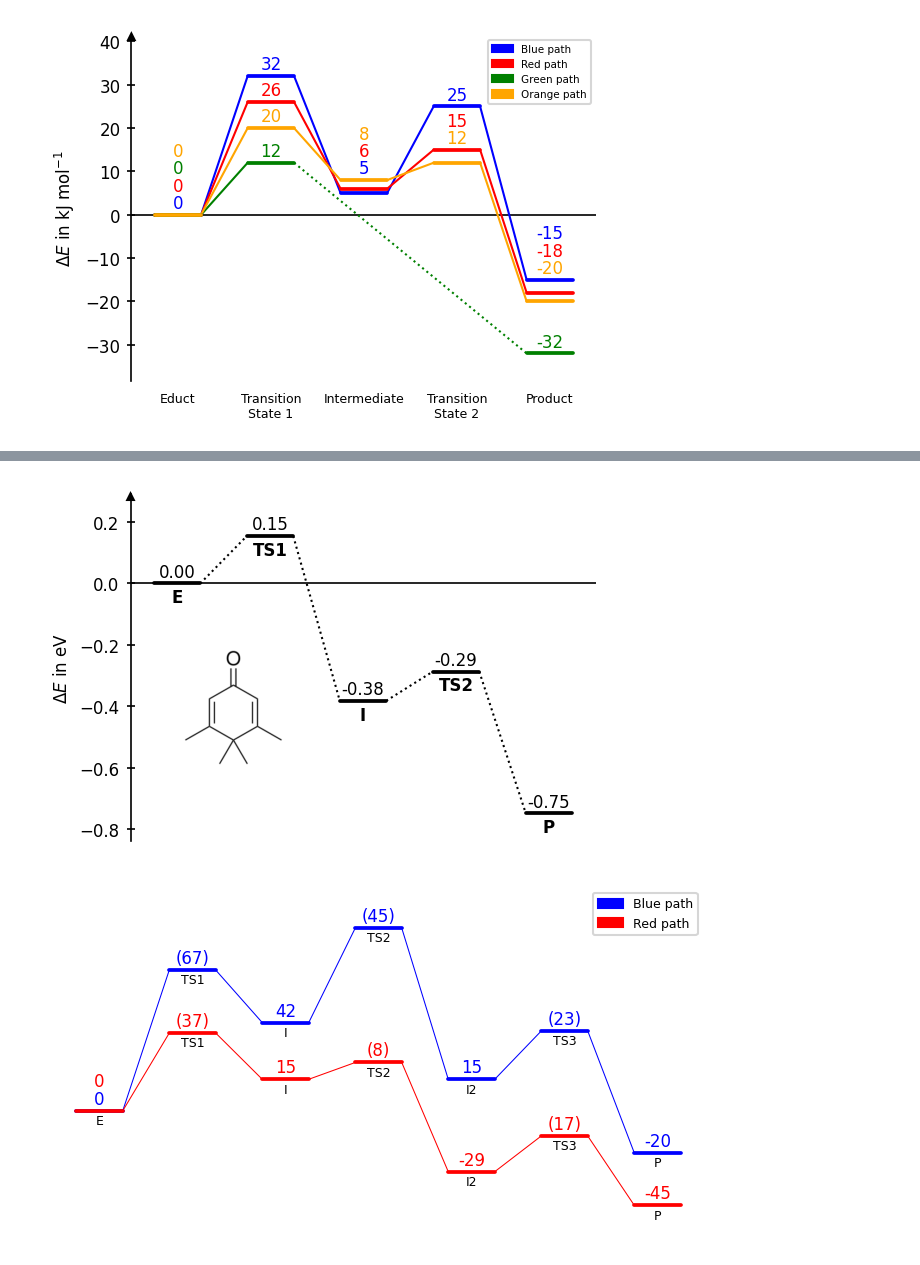
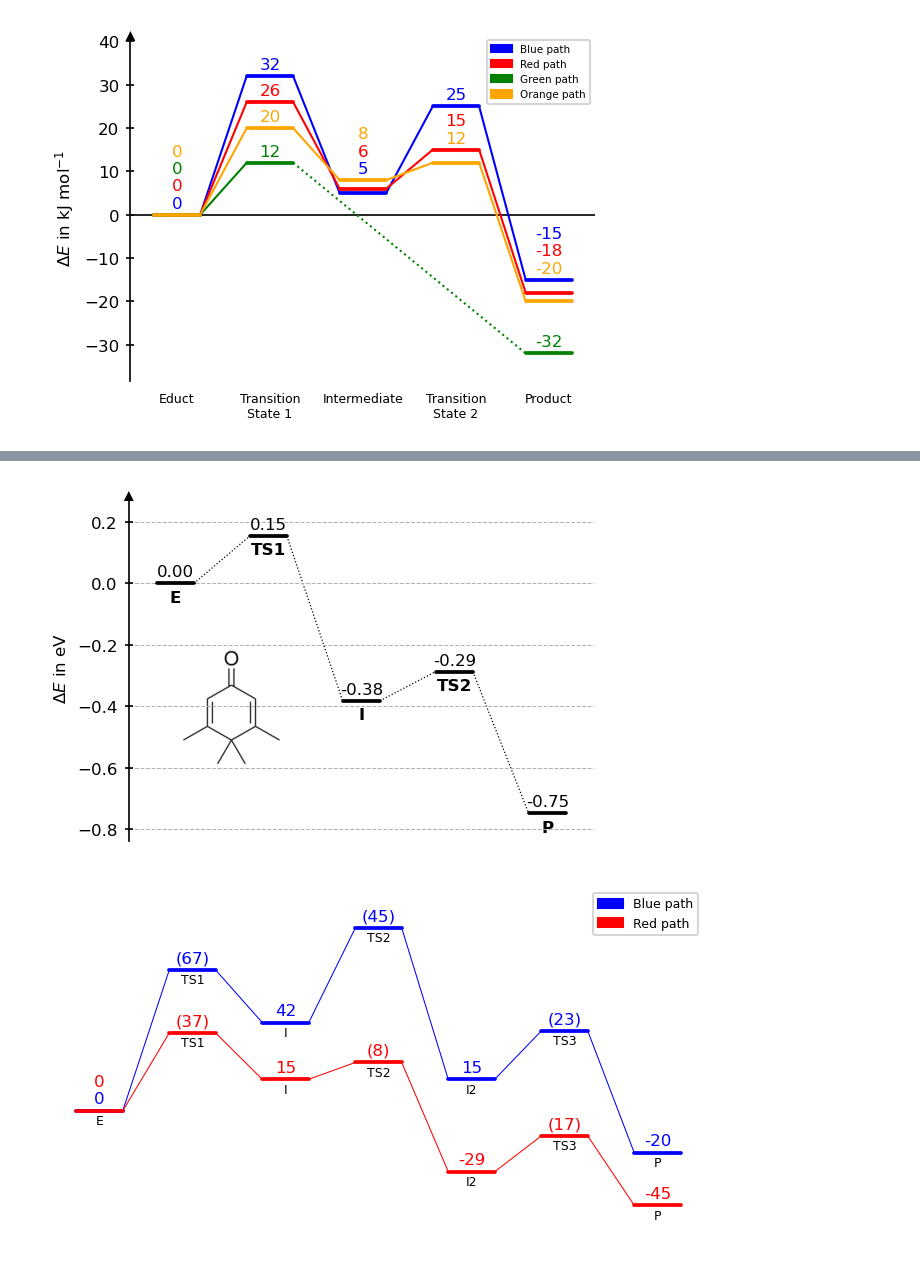
Before and after one commit to Tonner-Zech-Group/chem-diagrams, a Jupyter notebook: examples/readme_images.ipynb, the cells around one changed output, grey strips where cells are left out. Cells and saved outputs as stored; diff of their text form; code cells hidden in the pictures.

Commit message:
Add proportional scaling for images

```diff
--- a/examples/readme_images.ipynb
+++ b/examples/readme_images.ipynb
@@ -330,33 +331,34 @@ dia.show()
 # %%
 from chemdiagrams import EnergyDiagram
+from chemdiagrams.templates.example_template import ExampleTemplate
 import os.path
 
-dia = EnergyDiagram(style="open")
+dia = EnergyDiagram(template=ExampleTemplate())
 
 penguin = os.path.join("figures", "penguin.png")
 
 dia.draw_path(
     [0, 1, 2, 3, 4], [0, 0.154, -0.382, -0.287, -0.748], "black",
 )
 
 dia.add_numbers_auto(
     n_decimals=2
 )
 
 dia.ax.set_ylabel(r"$\Delta E$ in eV", fontsize=8)
 dia.set_xlabels(["E", "TS1", "I", "TS2", "P"], in_plot=True)
 
 dia.add_image_in_plot(
     penguin,
     position=(0.6, -0.4),
     height=0.4
 )
 
 dia.fig.savefig(os.path.join("..", "docs", "img", "title", "image_8.png"), dpi=300, bbox_inches="tight")
 dia.fig.savefig(os.path.join("..","docs","img","example_single_image.png"),format="png", bbox_inches="tight")
 dia.show()
 # %% [output]
-[figure, old version]
+[figure, new version]
 # %%
 from chemdiagrams import EnergyDiagram
 import os.path
```
Also changed, not shown: parts of 7 cells of this notebook, 22 other files.
